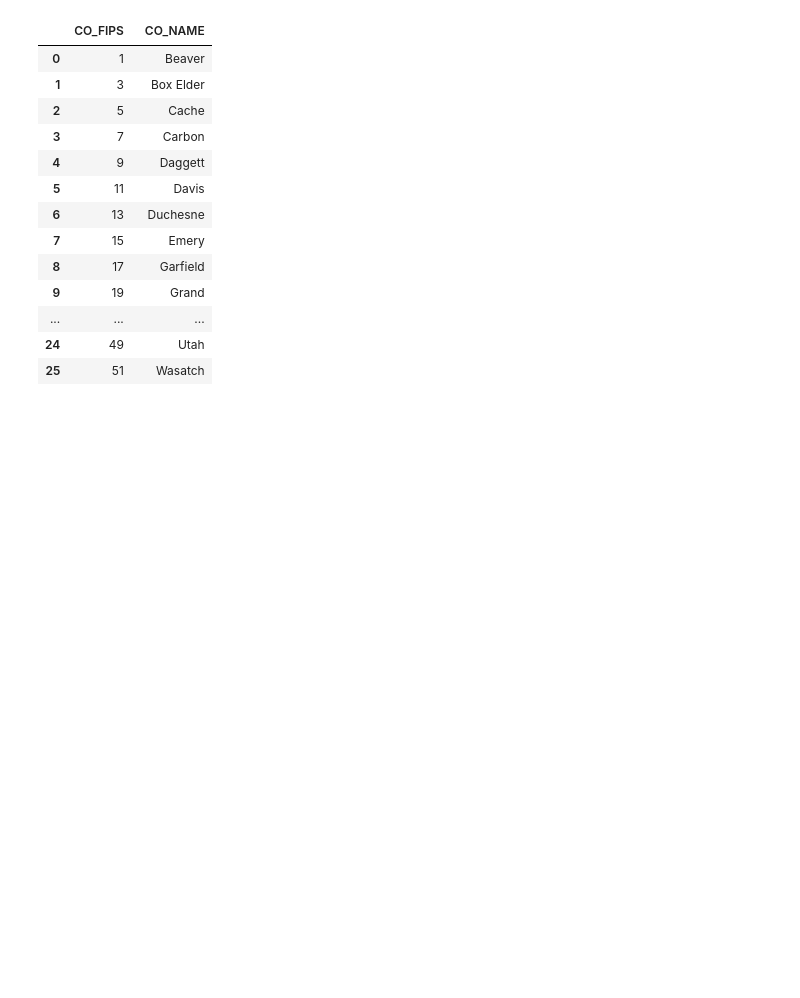
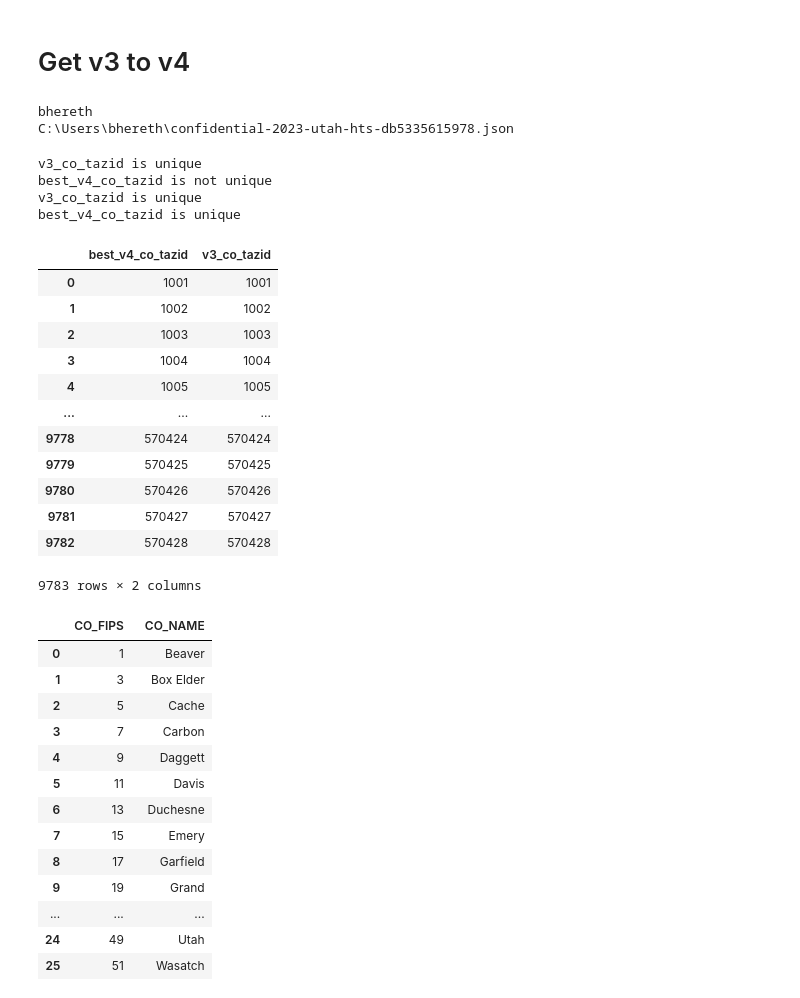
Before and after one commit to WFRCAnalytics/TDM-INP-TAZ-Age-Percent, a Jupyter notebook: 2-compare-previous.ipynb, the cells around one changed output. Saved outputs shown, nothing was run; the diff lists cells and outputs as text; code cells hidden in the pictures; blank space fills up the shorter version.

```diff
--- a/2-compare-previous.ipynb
+++ b/2-compare-previous.ipynb
@@ -7,3 +12,63 @@ from IPython.display import display
+# %% [markdown]
+# Get v3 to v4
+# %%
+# import global TDM functions
+import sys
+sys.path.insert(0, '../Resources/2-Python/global-functions')
+import BigQuery
+
+client = BigQuery.getBigQueryClient_Confidential2023UtahHTS()
+
+bq_v3tov4 = client.query("SELECT * FROM `confidential-2023-utah-hts.geometries.ustm_v3_to_v4_best`").to_dataframe()
+
+# check if v3_co_tazid is unique
+if bq_v3tov4['v3_co_tazid'].is_unique:
+    print("v3_co_tazid is unique")
+else:
+    print("v3_co_tazid is not unique")
+
+# check if best_v4_co_tazid is unique
+if bq_v3tov4['best_v4_co_tazid'].is_unique:
+    print("best_v4_co_tazid is unique")
+else:
+    print("best_v4_co_tazid is not unique")
+bq_v3tov4
+
+bq_v3tov4_unique = bq_v3tov4.groupby(['best_v4_co_tazid'], as_index=False).agg(v3_co_tazid=('v3_co_tazid', 'first'))
+
+# check if v3_co_tazid is unique
+if bq_v3tov4_unique['v3_co_tazid'].is_unique:
+    print("v3_co_tazid is unique")
+else:
+    print("v3_co_tazid is not unique")
+
+# check if best_v4_co_tazid is unique
+if bq_v3tov4_unique['best_v4_co_tazid'].is_unique:
+    print("best_v4_co_tazid is unique")
+else:
+    print("best_v4_co_tazid is not unique")
+
+bq_v3tov4_unique
+# %% [output]
+bhereth
+C:\Users\bhereth\confidential-2023-utah-hts-db5335615978.json
+v3_co_tazid is unique
+best_v4_co_tazid is not unique
+v3_co_tazid is unique
+best_v4_co_tazid is unique
+|  | best_v4_co_tazid | v3_co_tazid |
+| 0 | 1001 | 1001 |
+| 1 | 1002 | 1002 |
+| 2 | 1003 | 1003 |
+| 3 | 1004 | 1004 |
+| 4 | 1005 | 1005 |
+| ... | ... | ... |
+| 9778 | 570424 | 570424 |
+| 9779 | 570425 | 570425 |
+| 9780 | 570426 | 570426 |
+| 9781 | 570427 | 570427 |
+| 9782 | 570428 | 570428 |
+9783 rows × 2 columns
 # %%
 counties_df = pd.read_csv('results/counties.csv')
 counties_df
```
Also changed, not shown: parts of 9 cells of this notebook, 19 other files.
